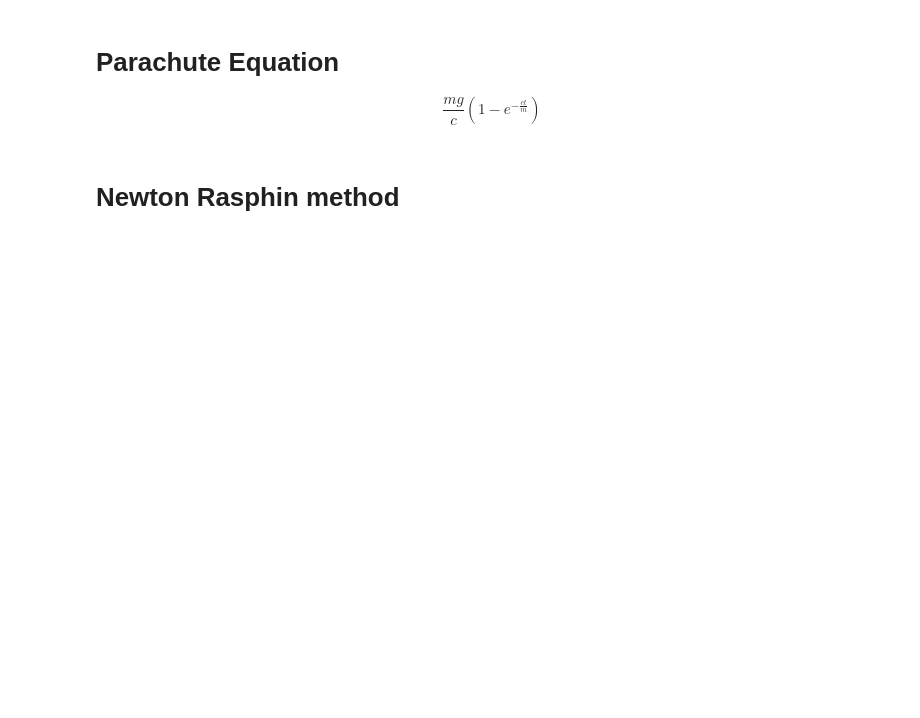
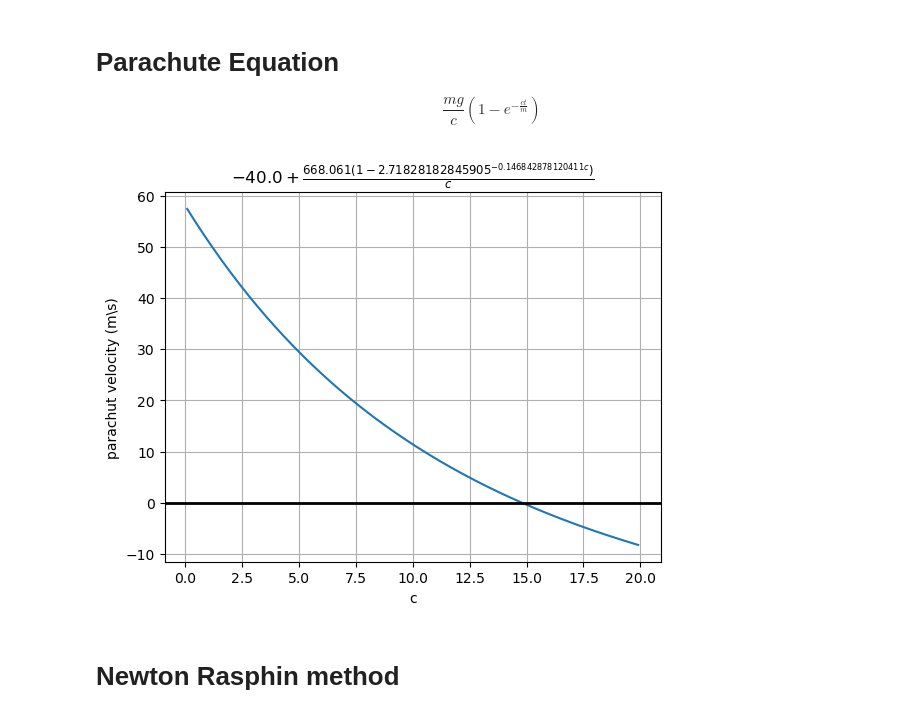
Before and after one commit to hasan-alj88/NumericalMethods, a Jupyter notebook: Examples/RoorFinding.ipynb, the cells around one changed output. Saved outputs shown, nothing was run; the diff lists cells and outputs as text; code cells hidden in the pictures; blank space fills up the shorter version.

```diff
--- a/Examples/RoorFinding.ipynb
+++ b/Examples/RoorFinding.ipynb
@@ -18,13 +17,23 @@ def parachute_equation(
         g:float = 9.81
 ):
     return (m*g/c)*(1-np.e ** (-c*t/m)) - v
-
-m = 68.1
-t = 10.0
-v = 40.0
-g = 9.81
+data = dict(
+m = 68.1,
+t = 10.0,
+v = 40.0,
+g = 9.81,
+)
 c_sym = sp.Symbol('c')
-parachute_equation_ = partial(parachute_equation, m=m, t=t, v=v, g=g)
+parachute_equation_ = lambda c: parachute_equation(**data, c=c)
+# %%
+plt.plot(np.arange(0.1, 20, 0.1), parachute_equation_(np.arange(0.1, 20, 0.1)))
+plt.axhline(y=0, color='k', linewidth=2.0)  # 'k' is black, linewidth controls thickness
+plt.xlabel('c')
+plt.ylabel('parachut velocity (m\\s)')
+plt.title(f'${sp.latex(parachute_equation_(c_sym))}$')
+plt.grid()
+# %% [output]
+[figure, added]
 # %% [markdown]
 # Newton Rasphin method
 # %%
```
Also changed, not shown: parts of 11 cells of this notebook, 16 other files.
